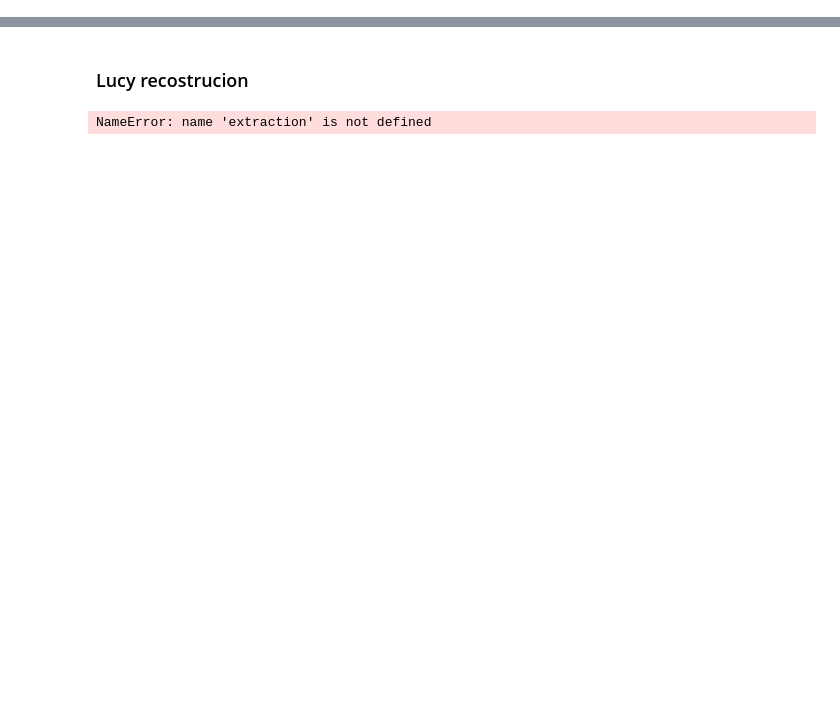
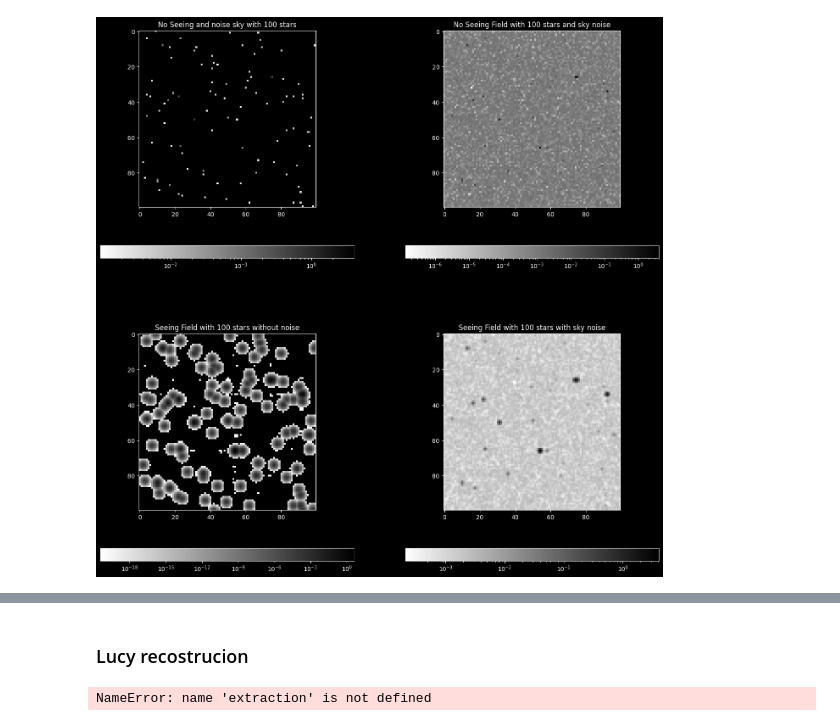
Before and after one commit to 00-berni/proj_2, a Jupyter notebook: notebook/implementation_notebook.ipynb, the cells around one changed output, grey strips where cells are left out. Drawn from its saved outputs; the diff is of its cells as text; code cells hidden in the pictures; blank space fills up the shorter version.

```diff
--- a/notebook/implementation_notebook.ipynb
+++ b/notebook/implementation_notebook.ipynb
@@ -1152,0 +420,99 @@ NameError: name 'max_dark' is not defined
+# %%
+
+
+##*
+def noise(n: float, dim: int = N) -> np.ndarray:
+    """Noise generator
+    It generates a (dim,dim) matrix of noise, using
+    an arbitrary maximum intensity n.
+
+    :param n: max intensity of noise
+    :type n: float
+    :param dim: size of the field, defaults to N
+    :type dim: int, optional
+
+    :return: noise matrix
+    :rtype: np.ndarray
+    """
+    # initializing the seed
+    np.random.seed()
+    # (`dim`,`dim`) matrix with random numbers
+    N0 = np.random.random((dim, dim))*n
+    # checking the field
+    return check_field(N0)
+
+# background noise, set to 0.2 % of solar luminosity
+bg_noise = 0.2/1e2
+
+# detector noise
+det_noise = 3e-4
+
+# generation of the field and the stars
+F, S = initialize()
+
+# adding background noise
+F_n = F + noise(bg_noise)
+
+
+## Plot
+fig1, ((img_field, img_field_noise),(img_field_seeing,img_field_snoise)) = plt.subplots(2,2,figsize=(17,17))
+fig2, ((img_zoom, img_zoom_noise)  ,(img_zoom_seeing,img_zoom_snoise))   = plt.subplots(2,2,figsize=(17,17))
+fig3, (img_field_tot, img_zoom_tot) = plt.subplots(2,1,figsize=(8,17))
+
+#  0 : positive image
+# -1 : negative image
+v = -1
+
+
+field_image(fig1, img_field,F,v)
+img_field.title.set_text(f'No Seeing and noise sky with {M} stars')
+field_image(fig2, img_zoom,F,v,[inf,sup])
+img_zoom.title.set_text(f'No Seeing and noise sky with {M} stars: [{inf}:{sup}] x [{inf}:{sup}]')
+
+field_image(fig1, img_field_noise,F_n,v)
+img_field_noise.title.set_text(f'No Seeing Field with {M} stars and sky noise')
+field_image(fig2, img_zoom_noise,F_n,v,[inf,sup])
+img_zoom_noise.title.set_text(f'No Seeing Field with {M} stars and sky noise: [{inf}:{sup}] x [{inf}:{sup}]')
+
+
+
+# generating atmosferic seeing image without sky noise
+F_s = atm_seeing(F)
+
+
+
+field_image(fig1, img_field_seeing,F_s,v)
+img_field_seeing.title.set_text(f'Seeing Field with {M} stars without noise')
+field_image(fig2, img_zoom_seeing,F_s,v,[inf,sup])
+img_zoom_seeing.title.set_text(f'Seeing Field with {M} stars without noise: [{inf}:{sup}] x [{inf}:{sup}]')
+
+
+
+# generating atmosferic seeing image with sky noise
+F_sn = atm_seeing(F_n)
+
+
+
+field_image(fig1, img_field_snoise,F_sn,v)
+img_field_snoise.title.set_text(f'Seeing Field with {M} stars with sky noise')
+field_image(fig2, img_zoom_snoise,F_sn,v,[inf,sup])
+img_zoom_snoise.title.set_text(f'Seeing Field with {M} stars with sky noise: [{inf}:{sup}] x [{inf}:{sup}]')
+
+
+# adding detector noise
+F_sn += noise(det_noise)
+
+
+field_image(fig3, img_field_tot,F_sn,v)
+img_field_tot.title.set_text(f'Seeing Field with {M} stars with sky and detector noise')
+field_image(fig3, img_zoom_tot,F_sn,v,[inf,sup])
+img_zoom_tot.title.set_text(f'Seeing Field with {M} stars with sky and detector noise: [{inf}:{sup}] x [{inf}:{sup}]')
+
+if sv == 1:
+    fig1.savefig(os.path.join(picdir,'field_noise.png'))
+    fig2.savefig(os.path.join(picdir,'zoom_noise.png'))
+    fig3.savefig(os.path.join(picdir,'image.png'))
+
+plt.show()
+# %% [output]
+[figure, added]
```
Also changed, not shown: parts of 38 cells of this notebook.
